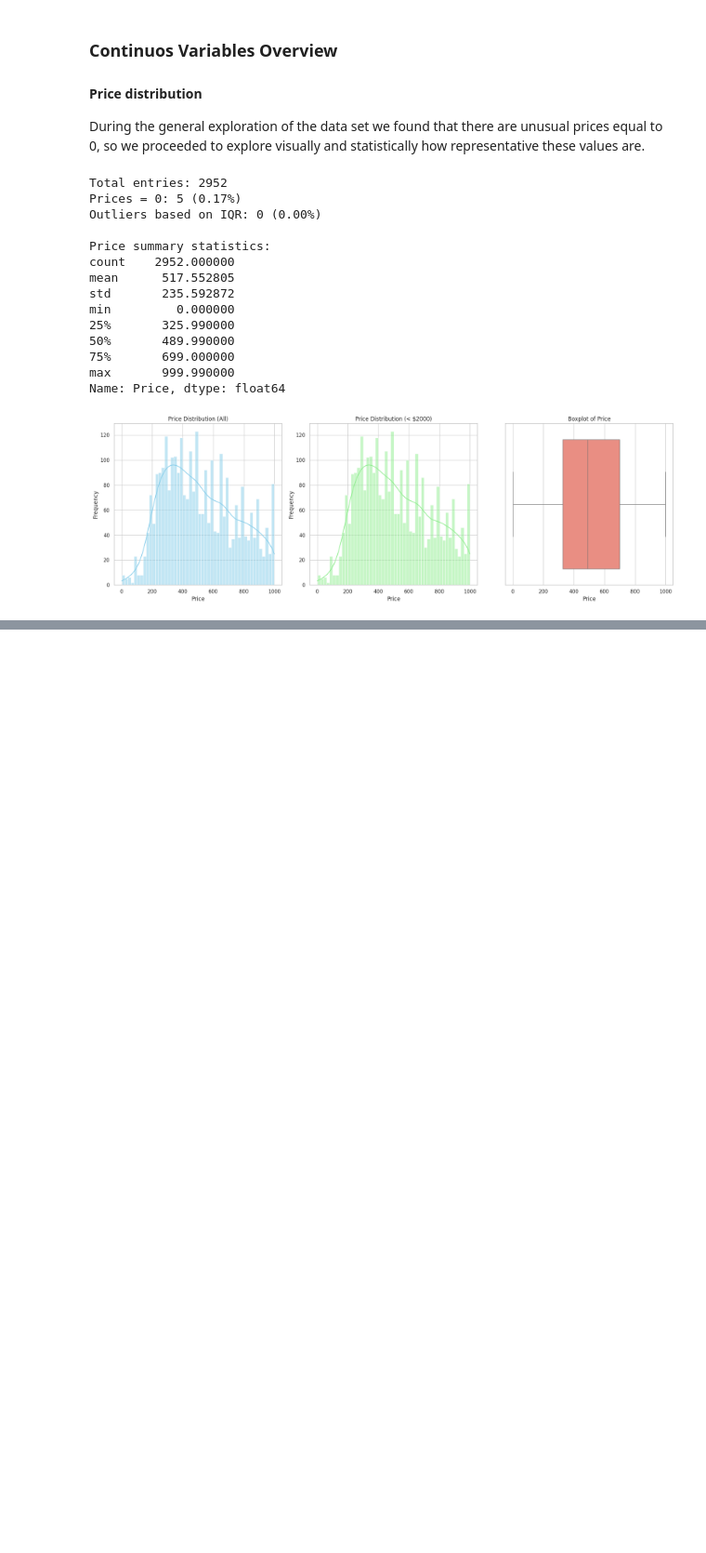
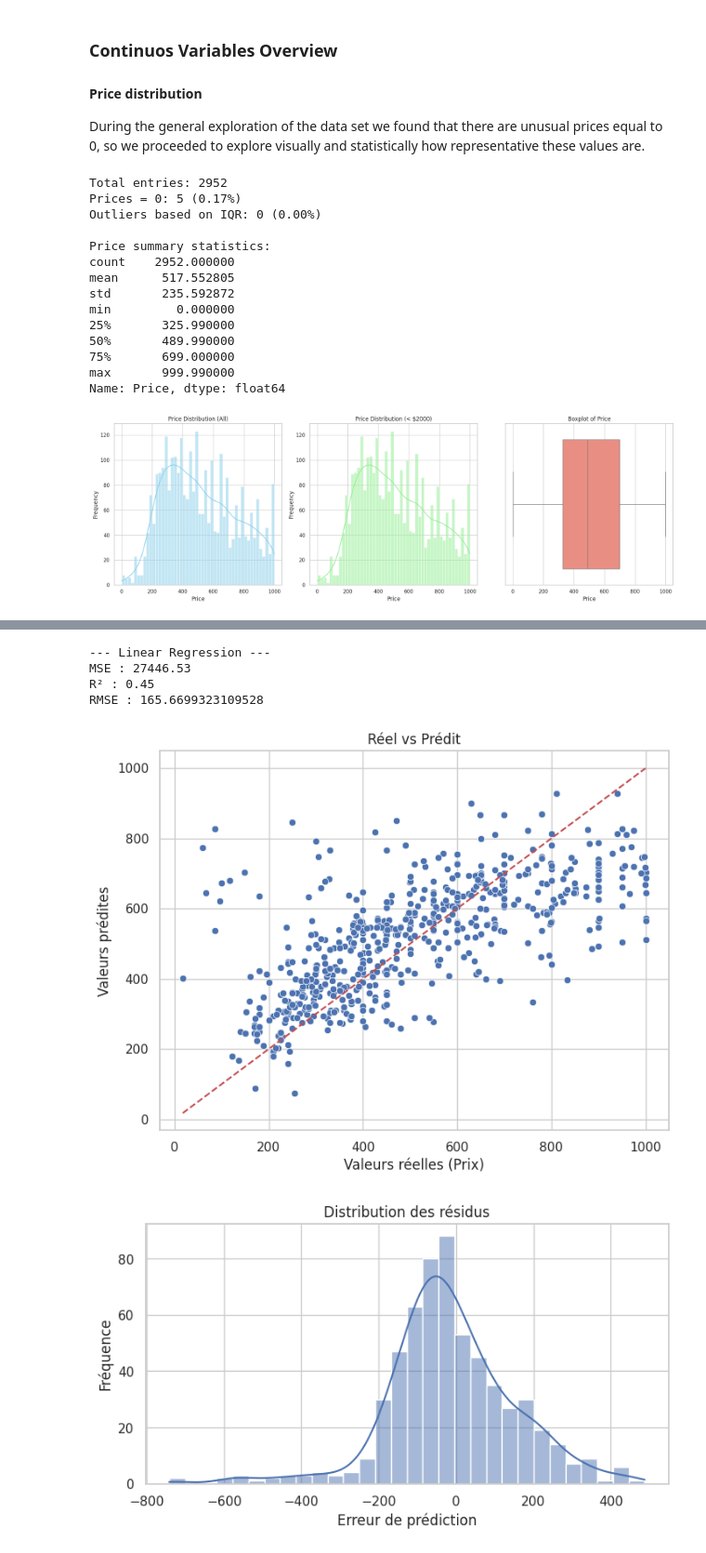
Before and after one commit to agpinedam/Project_Machine_Learning, a Jupyter notebook: exploring_data.ipynb, the cells around one changed output, grey strips where cells are left out. Shown: that part at 93% size. Cells and saved outputs as stored; diff of their text form; code cells hidden in the pictures; blank space fills up the shorter version.

Commit message:
added model's description and result moldel's interpretations

```diff
--- a/exploring_data.ipynb
+++ b/exploring_data.ipynb
@@ -580,0 +656,7 @@ The boxplot summarizes the overall distribution and suggests the presence of pot
+# %%
+columns_to_encode = [
+    'Resolution', 'Processor_Type', 'Processor_Gen', 'Condition', 'GPU_Type', 'Brand', 'Screen_Size', 'Processor_Brand', 'GPU_Brand'
+]
+for column in columns_to_encode:
+    df = pd.get_dummies(df, columns=[column], prefix=column)
+df.head()
@@ -580,0 +675,9 @@ The boxplot summarizes the overall distribution and suggests the presence of pot
+# %%
+X = df.drop(columns=['Price'])
+y = df['Price']
+
+X_train, X_test, y_train, y_test = train_test_split(X, y, test_size=0.2, random_state=42)
+
+scaler = StandardScaler()
+X_train_scaled = scaler.fit_transform(X_train)
+X_test_scaled = scaler.transform(X_test)
@@ -580,0 +688,33 @@ The boxplot summarizes the overall distribution and suggests the presence of pot
+# %%
+model = LinearRegression()
+model.fit(X_train_scaled, y_train)
+
+y_pred = model.predict(X_test_scaled)
+
+print(f"MSE : {mean_squared_error(y_test, y_pred):.2f}")
+print(f"R² : {r2_score(y_test, y_pred):.2f}")
+print(f'RMSE : {np.sqrt(mean_squared_error(y_test, y_pred))}')
+
+plt.figure(figsize=(8, 6))
+sns.scatterplot(x=y_test, y=y_pred)
+plt.plot([y_test.min(), y_test.max()], [y_test.min(), y_test.max()], '--r')
+plt.xlabel("Valeurs réelles (Prix)")
+plt.ylabel("Valeurs prédites")
+plt.title("Réel vs Prédit")
+plt.grid(True)
+plt.show()
+
+residuals = y_test - y_pred
+plt.figure(figsize=(8, 4))
+sns.histplot(residuals, bins=30, kde=True)
+plt.title("Distribution des résidus")
+plt.xlabel("Erreur de prédiction")
+plt.ylabel("Fréquence")
+plt.show()
+# %% [output]
+--- Linear Regression ---
+MSE : 27446.53
+R² : 0.45
+RMSE : 165.6699323109528
+[figure, added]
+[figure, added]
```
Also changed, not shown: parts of 21 cells of this notebook.
